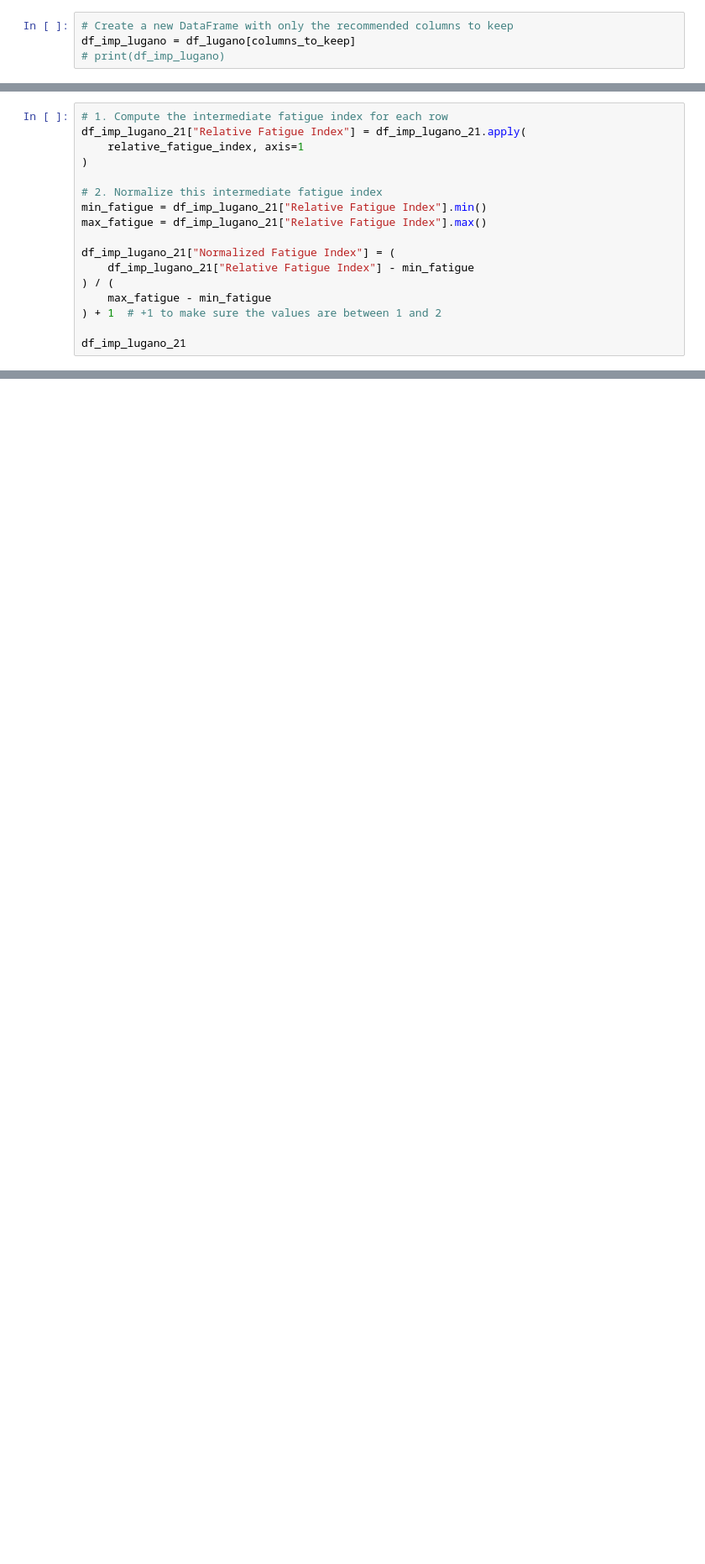
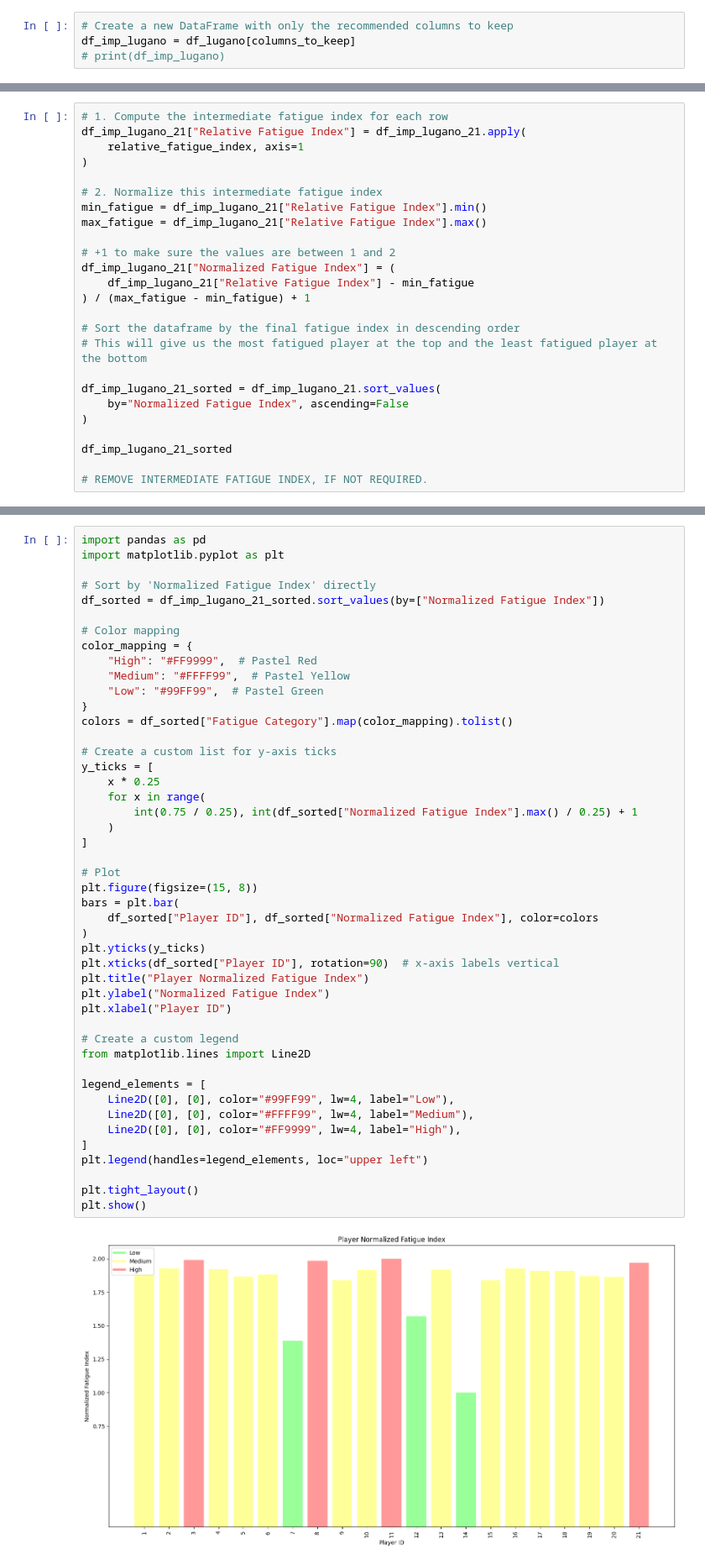
Before and after one commit to SamuelDevdas/Ice-Hockey-Players-Physical-Fatigue-Analysis, a Jupyter notebook: new.ipynb, the cells around one changed output, grey strips where cells are left out. Shown: that part at 84% size. Saved outputs shown, nothing was run; the diff lists cells and outputs as text; blank space fills up the shorter version.

```diff
--- a/new.ipynb
+++ b/new.ipynb
@@ -167,10 +314,18 @@ df_imp_lugano_21["Relative Fatigue Index"] = df_imp_lugano_21.apply(
 min_fatigue = df_imp_lugano_21["Relative Fatigue Index"].min()
 max_fatigue = df_imp_lugano_21["Relative Fatigue Index"].max()
 
+# +1 to make sure the values are between 1 and 2
 df_imp_lugano_21["Normalized Fatigue Index"] = (
     df_imp_lugano_21["Relative Fatigue Index"] - min_fatigue
-) / (
-    max_fatigue - min_fatigue
-) + 1  # +1 to make sure the values are between 1 and 2
+) / (max_fatigue - min_fatigue) + 1
 
-df_imp_lugano_21
+# Sort the dataframe by the final fatigue index in descending order
+# This will give us the most fatigued player at the top and the least fatigued player at the bottom
+
+df_imp_lugano_21_sorted = df_imp_lugano_21.sort_values(
+    by="Normalized Fatigue Index", ascending=False
+)
+
+df_imp_lugano_21_sorted
+
+# REMOVE INTERMEDIATE FATIGUE INDEX, IF NOT REQUIRED.
@@ -300,0 +455,48 @@ plt.show()
+# %%
+import pandas as pd
+import matplotlib.pyplot as plt
+
+# Sort by 'Normalized Fatigue Index' directly
+df_sorted = df_imp_lugano_21_sorted.sort_values(by=["Normalized Fatigue Index"])
+
+# Color mapping
+color_mapping = {
+    "High": "#FF9999",  # Pastel Red
+    "Medium": "#FFFF99",  # Pastel Yellow
+    "Low": "#99FF99",  # Pastel Green
+}
+colors = df_sorted["Fatigue Category"].map(color_mapping).tolist()
+
+# Create a custom list for y-axis ticks
+y_ticks = [
+    x * 0.25
+    for x in range(
+        int(0.75 / 0.25), int(df_sorted["Normalized Fatigue Index"].max() / 0.25) + 1
+    )
+]
+
+# Plot
+plt.figure(figsize=(15, 8))
+bars = plt.bar(
+    df_sorted["Player ID"], df_sorted["Normalized Fatigue Index"], color=colors
+)
+plt.yticks(y_ticks)
+plt.xticks(df_sorted["Player ID"], rotation=90)  # x-axis labels vertical
+plt.title("Player Normalized Fatigue Index")
+plt.ylabel("Normalized Fatigue Index")
+plt.xlabel("Player ID")
+
+# Create a custom legend
+from matplotlib.lines import Line2D
+
+legend_elements = [
+    Line2D([0], [0], color="#99FF99", lw=4, label="Low"),
+    Line2D([0], [0], color="#FFFF99", lw=4, label="Medium"),
+    Line2D([0], [0], color="#FF9999", lw=4, label="High"),
+]
+plt.legend(handles=legend_elements, loc="upper left")
+
+plt.tight_layout()
+plt.show()
+# %% [output]
+[figure, added]
```
Also changed, not shown: parts of 25 cells of this notebook.
